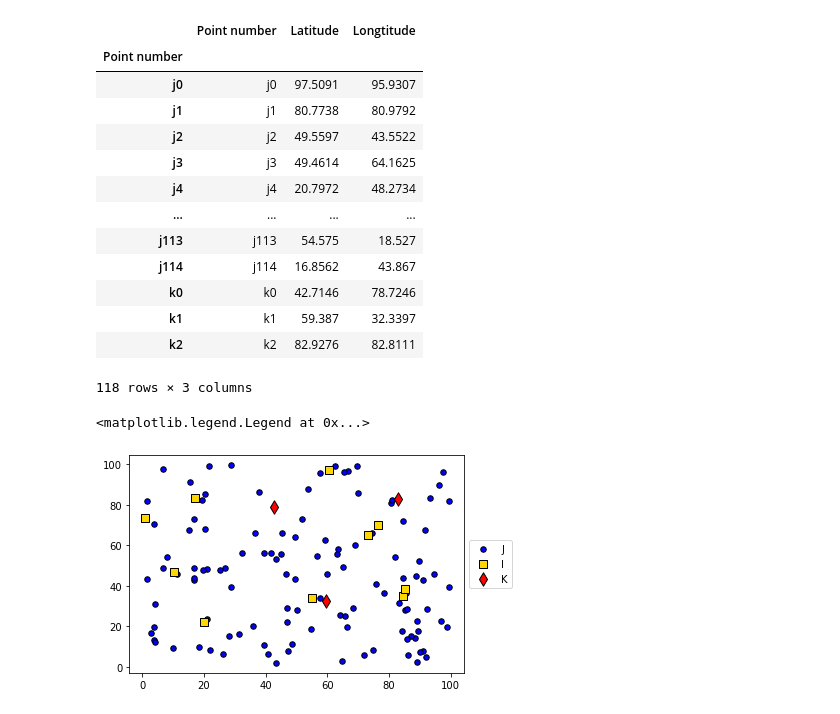
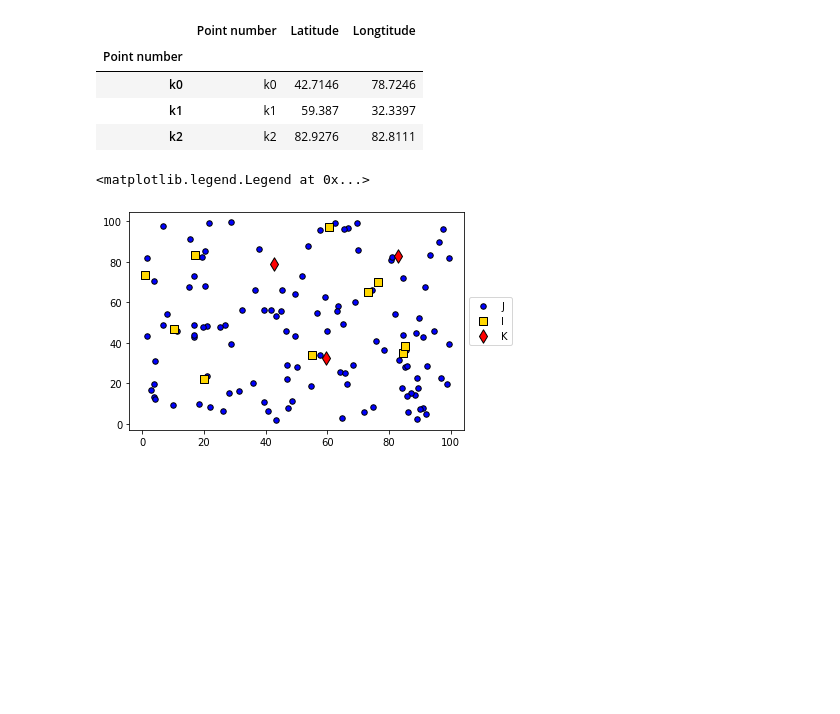
Before and after one commit to petrenaa/Master_Thesis_Drone_Specimen_Delivery, a Jupyter notebook: Specimen Delivery Project.ipynb, the cells around one changed output. Saved outputs shown, nothing was run; the diff lists cells and outputs as text; code cells hidden in the pictures; blank space fills up the shorter version.

```diff
--- a/Specimen Delivery Project.ipynb
+++ b/Specimen Delivery Project.ipynb
@@ -23,45 +23,36 @@ K = pd.DataFrame(columns = ['Point number', 'Latitude', 'Longtitude'])
 # %%
 #Define sets of I, J, K, where J contains I and K
 
 for i in range(i_num):
     I.loc[i, 'Point number'] = 'i'+ str(i)
     I.loc[i, 'Latitude'] = round(random.uniform(0, 100), 4)
     I.loc[i, 'Longtitude'] = round(random.uniform(0, 100), 4)
 
 I.index = I['Point number']
 
 
 for k in range(k_num):
     K.loc[k, 'Point number'] = 'k'+ str(k)
     K.loc[k, 'Latitude'] = round(random.uniform(0, 100), 4)
     K.loc[k, 'Longtitude'] = round(random.uniform(0, 100), 4)
 
 K.index = K['Point number']
 
 
 for j in range(j_num):
     J.loc[j, 'Point number'] = 'j'+ str(j)
     J.loc[j, 'Latitude'] = round(random.uniform(0, 100), 4)
     J.loc[j, 'Longtitude'] = round(random.uniform(0, 100), 4)
 
 J.index = J['Point number']
 J = pd.concat([J, K], axis = 0) #Include K to J
-J
+K
 # %% [output]
 |  | Point number | Latitude | Longtitude |
 | Point number |  |  |  |
-| j0 | j0 | 97.5091 | 95.9307 |
-| j1 | j1 | 80.7738 | 80.9792 |
-| j2 | j2 | 49.5597 | 43.5522 |
-| j3 | j3 | 49.4614 | 64.1625 |
-| j4 | j4 | 20.7972 | 48.2734 |
-| ... | ... | ... | ... |
-| j113 | j113 | 54.575 | 18.527 |
-| j114 | j114 | 16.8562 | 43.867 |
 | k0 | k0 | 42.7146 | 78.7246 |
 | k1 | k1 | 59.387 | 32.3397 |
 | k2 | k2 | 82.9276 | 82.8111 |
-118 rows × 3 columns
 # %%
 plt.scatter(J['Latitude'], J['Longtitude'], color = 'blue', edgecolors = 'black',
             marker = 'o', s = 30, label = 'J')
```
Also changed, not shown: parts of 7 cells of this notebook.
